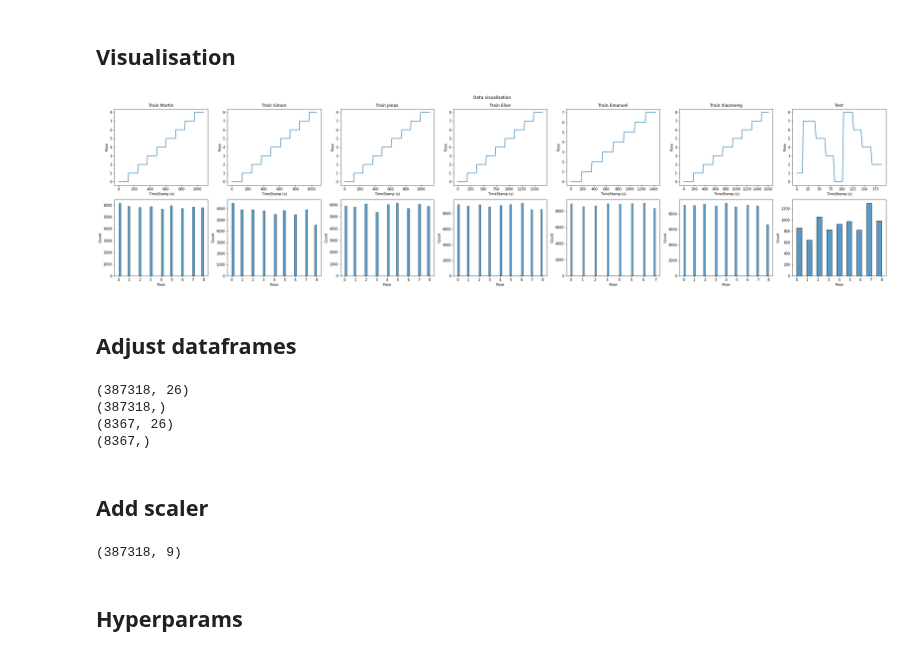
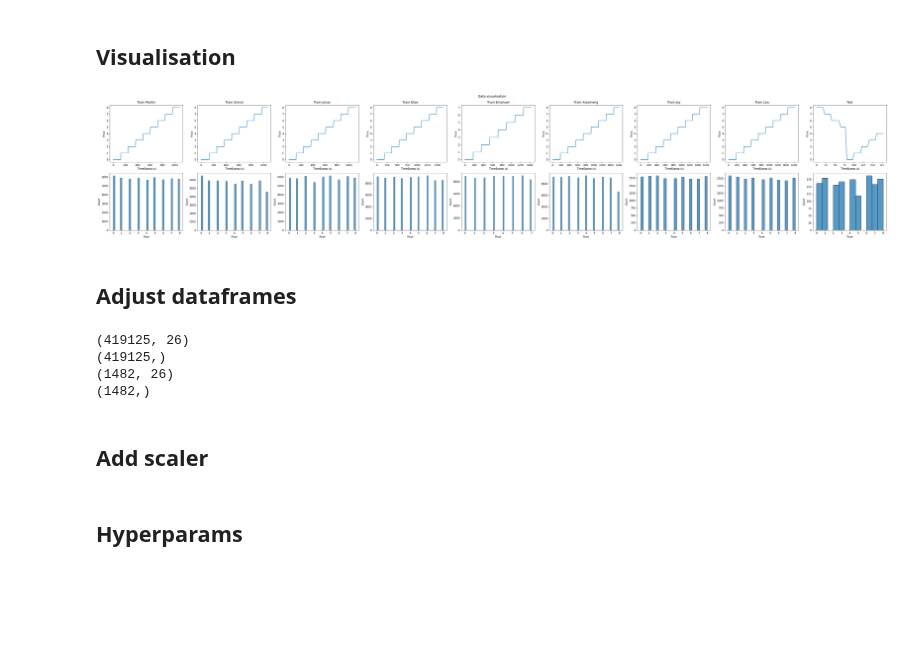
Before and after one commit to OleJonas/Got-Your-Back, a Jupyter notebook: model/src/ANN.ipynb, the cells around one changed output. Drawn from its saved outputs; the diff is of its cells as text; code cells hidden in the pictures; blank space fills up the shorter version.

```diff
--- a/model/src/ANN.ipynb
+++ b/model/src/ANN.ipynb
@@ -22,7 +22,7 @@ from utils.declarations import training_files, testing_files, POSE_MAP
 # %% [markdown]
 ## Define data
 # %%
-testing_file = testing_files["Xiaomeng"]
+testing_file = testing_files["Lea"]
 AMOUNT_OF_SENSORS = 2
 # %% [markdown]
 ## Datapreparation
@@ -62,24 +74,24 @@ See the caveats in the documentation: https://pandas.pydata.org/pandas-docs/stab
 # %%
 cols = []
 height=8
 width=(height/1.5)*len(knn_train)
 fig, axes = plt.subplots(2, len(knn_train)+1, figsize=(width, height))
 fig.suptitle('Data visualisation')
 for i in range(len(knn_train)):
     sns.lineplot(ax=axes[0, i], data=knn_train[i].df, x=" TimeStamp (s)", y='Pose')
     sns.histplot(ax=axes[1, i], data=knn_train[i].df["Pose"])
     cols.append('Train')
+sns.lineplot(ax=axes[0, len(knn_train)], data=knn_test.df, x=" TimeStamp (s)", y='Pose')
+sns.histplot(ax=axes[1, len(knn_train)], data=y_test)
 for i, key in enumerate(training_files):
     cols[i] += f' {key}'
-sns.lineplot(ax=axes[0, len(knn_train)], data=knn_test.df, x=" TimeStamp (s)", y='Pose')
-sns.histplot(ax=axes[1, len(knn_train)], data=y_test)
-cols.append('Test')
+cols.append(f'Test')
 for ax, col in zip(axes[0], cols):
     ax.set_title(col)
 fig.tight_layout()
 plt.show()
 # %% [output]
-[figure, old version]
+[figure, new version]
 # %% [markdown]
 ## Adjust dataframes
 # %%
@@ -90,15 +102,16 @@ x_train_numpy = x_train.values
 x_test_numpy = x_test.values
 y_train_numpy = y_train.values
 y_test_numpy = y_test.values
+
 print(x_train.shape)
 print(y_train.shape)
 print(x_test.shape)
 print(y_test.shape)
 # %% [output]
-(387318, 26)
-(387318,)
-(8367, 26)
-(8367,)
+(419125, 26)
+(419125,)
+(1482, 26)
+(1482,)
 # %% [markdown]
 ## Add scaler
 # %%
@@ -109,10 +122,6 @@ print(y_test.shape)
 
 y_train = to_categorical(y_train_numpy,9)
 y_test = to_categorical(y_test_numpy,9)
-
-print(np.y_train)
-# %% [output]
-(387318, 9)
 # %% [markdown]
 ## Hyperparams
 # %%
```
Also changed, not shown: parts of 5 cells of this notebook, 2 other files.
